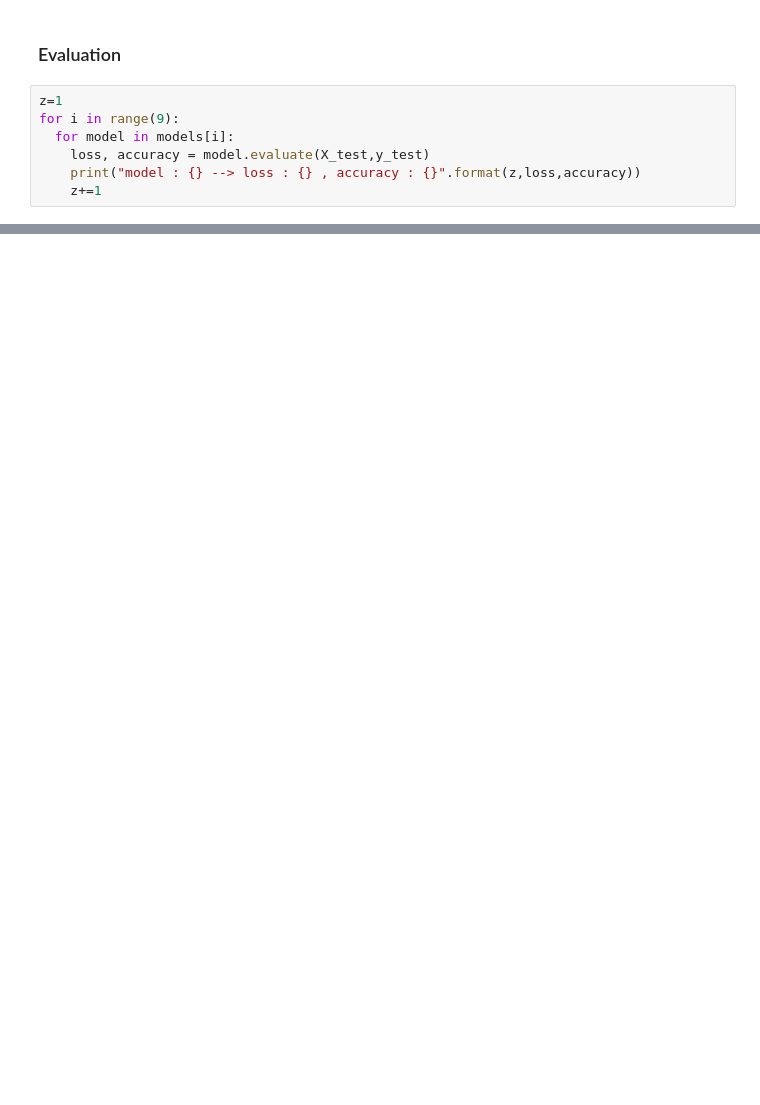
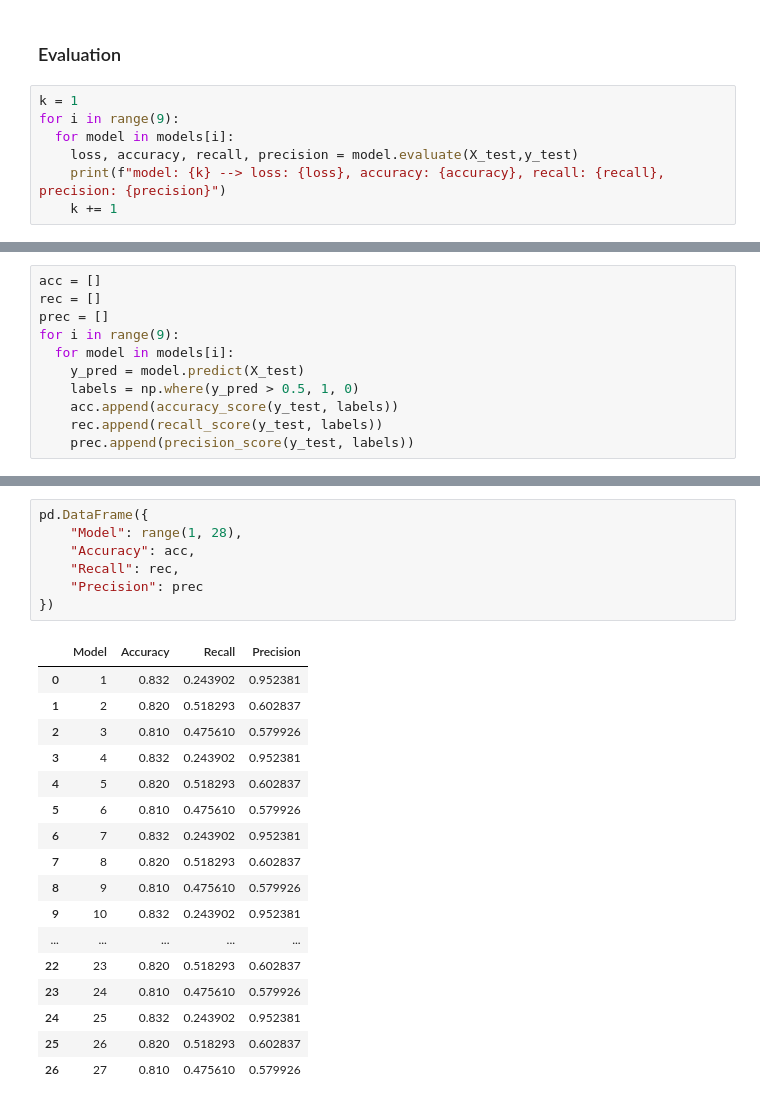
Before and after one commit to dhzdhd/DSE, a Jupyter notebook: Year 3/Semester 5/DL lab/Week 2/W2.ipynb, the cells around one changed output, grey strips where cells are left out. Drawn from its saved outputs; the diff is of its cells as text; blank space fills up the shorter version.

```diff
--- a/Year 3/Semester 5/DL lab/Week 2/W2.ipynb
+++ b/Year 3/Semester 5/DL lab/Week 2/W2.ipynb
@@ -350,9 +379,9 @@ for j in range(3):
 # %% [markdown]
 ### Evaluation
 # %%
-z=1
+k = 1
 for i in range(9):
   for model in models[i]:
-    loss, accuracy = model.evaluate(X_test,y_test)
-    print("model : {} --> loss : {} , accuracy : {}".format(z,loss,accuracy))
-    z+=1
+    loss, accuracy, recall, precision = model.evaluate(X_test,y_test)
+    print(f"model: {k} --> loss: {loss}, accuracy: {accuracy}, recall: {recall}, precision: {precision}")
+    k += 1
@@ -358,0 +406,11 @@ for i in range(9):
+# %%
+acc = []
+rec = []
+prec = []
+for i in range(9):
+  for model in models[i]:
+    y_pred = model.predict(X_test)
+    labels = np.where(y_pred > 0.5, 1, 0)
+    acc.append(accuracy_score(y_test, labels))
+    rec.append(recall_score(y_test, labels))
+    prec.append(precision_score(y_test, labels))
@@ -358,0 +435,25 @@ for i in range(9):
+# %%
+pd.DataFrame({
+    "Model": range(1, 28),
+    "Accuracy": acc,
+    "Recall": rec,
+    "Precision": prec
+})
+# %% [output]
+|  | Model | Accuracy | Recall | Precision |
+| 0 | 1 | 0.832 | 0.243902 | 0.952381 |
+| 1 | 2 | 0.820 | 0.518293 | 0.602837 |
+| 2 | 3 | 0.810 | 0.475610 | 0.579926 |
+| 3 | 4 | 0.832 | 0.243902 | 0.952381 |
+| 4 | 5 | 0.820 | 0.518293 | 0.602837 |
+| 5 | 6 | 0.810 | 0.475610 | 0.579926 |
+| 6 | 7 | 0.832 | 0.243902 | 0.952381 |
+| 7 | 8 | 0.820 | 0.518293 | 0.602837 |
+| 8 | 9 | 0.810 | 0.475610 | 0.579926 |
+| 9 | 10 | 0.832 | 0.243902 | 0.952381 |
+| ... | ... | ... | ... | ... |
+| 22 | 23 | 0.820 | 0.518293 | 0.602837 |
+| 23 | 24 | 0.810 | 0.475610 | 0.579926 |
+| 24 | 25 | 0.832 | 0.243902 | 0.952381 |
+| 25 | 26 | 0.820 | 0.518293 | 0.602837 |
+| 26 | 27 | 0.810 | 0.475610 | 0.579926 |
```
Also changed, not shown: parts of 13 cells of this notebook, 2 other files.
